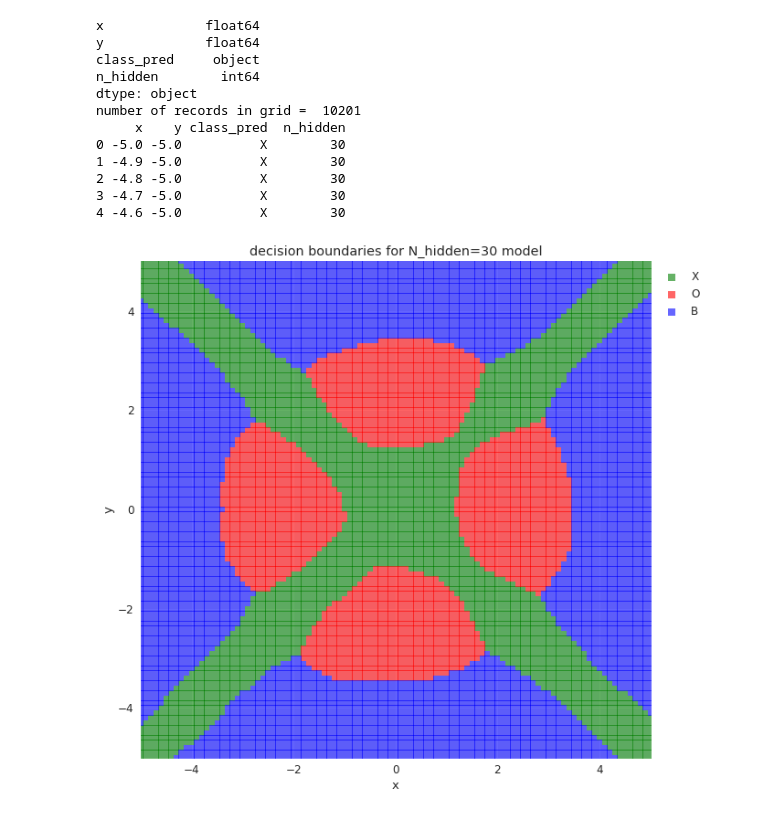
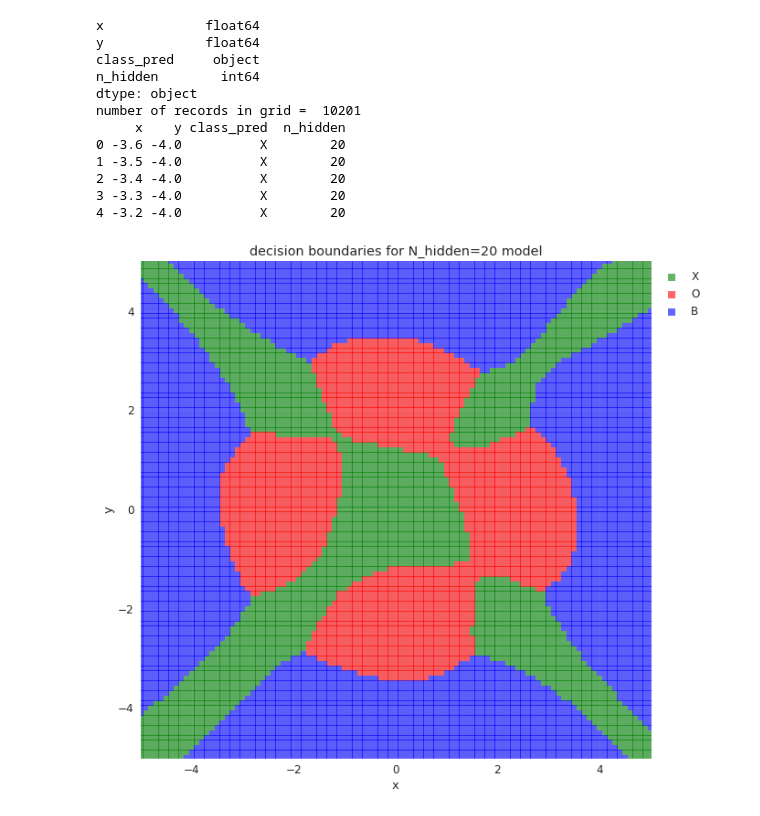
Before and after one commit to joehahn/spark-one-off, a Jupyter notebook: dashboard.ipynb, the cells around one changed output. Saved outputs shown, nothing was run; the diff lists cells and outputs as text; code cells hidden in the pictures.

```diff
--- a/dashboard.ipynb
+++ b/dashboard.ipynb
@@ -170,6 +218,6 @@ number of records in grid =  10201
 # %%
 #decision surface for MLP model having N_hidden=20
-query = 'select * from oneoff.grid where (N_hidden=32)'
+query = 'select * from oneoff.grid where (N_hidden=20)'
 grid = pd.read_sql(query, connection)
 print grid.dtypes
 print 'number of records in grid = ', len(grid)
@@ -179,36 +227,36 @@ df = grid
 clr = 'green'
 idx = df['class_pred'] == 'X'
 xp = df['x'][idx]
 yp = df['y'][idx]
 p = sns.regplot(xp, yp, ax=ax, fit_reg=False, scatter_kws={'alpha':0.6, 's': 26}, color=clr, marker='s', label='X')
 clr = 'red'
 idx = df['class_pred'] == 'O'
 xp = df['x'][idx]
 yp = df['y'][idx]
 sns.regplot(xp, yp, ax=p, fit_reg=False, scatter_kws={'alpha':0.6, 's': 26}, color=clr, marker='s', label='O')
 clr = 'blue'
 idx = df['class_pred'] == 'B'
 xp = df['x'][idx]
 yp = df['y'][idx]
 sns.regplot(xp, yp, ax=p, fit_reg=False, scatter_kws={'alpha':0.6, 's': 26}, color=clr, marker='s', label='B')
 p.set_title("decision boundaries for N_hidden=20 model")
 p.set_xlabel('x')
 p.set_ylabel('y')
 p.set_xlim(-5.0, 5.0)
 p.set_ylim(-5.0, 5.0)
 scat_plot = p.legend(bbox_to_anchor=(1.0, 1.0), markerscale=1.5)
 grid20 = grid
 # %% [output]
 x             float64
 y             float64
 class_pred     object
 n_hidden        int64
 dtype: object
 number of records in grid =  10201
      x    y class_pred  n_hidden
-0 -5.0 -5.0          X        30
-1 -4.9 -5.0          X        30
-2 -4.8 -5.0          X        30
-3 -4.7 -5.0          X        30
-4 -4.6 -5.0          X        30
+0 -3.6 -4.0          X        20
+1 -3.5 -4.0          X        20
+2 -3.4 -4.0          X        20
+3 -3.3 -4.0          X        20
+4 -3.2 -4.0          X        20
-[figure, old version]
+[figure, new version]
```
Also changed, not shown: parts of 12 cells of this notebook.
